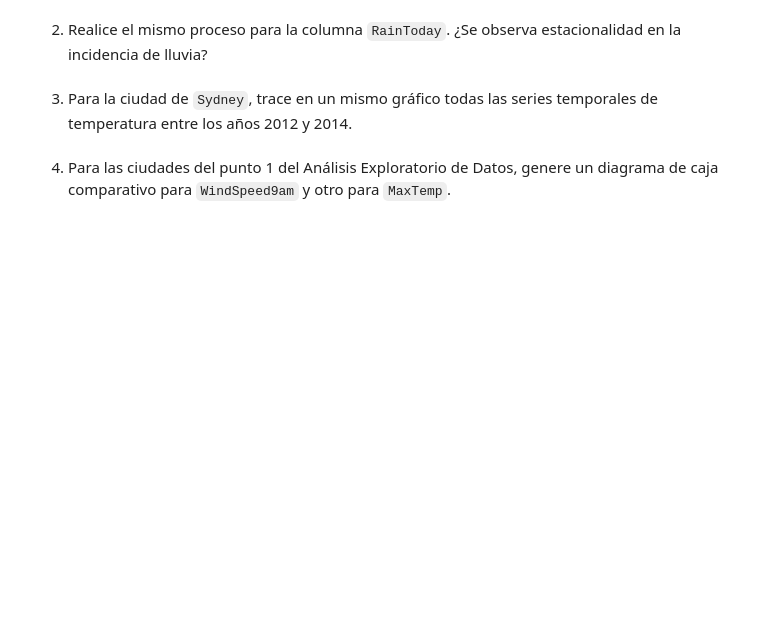
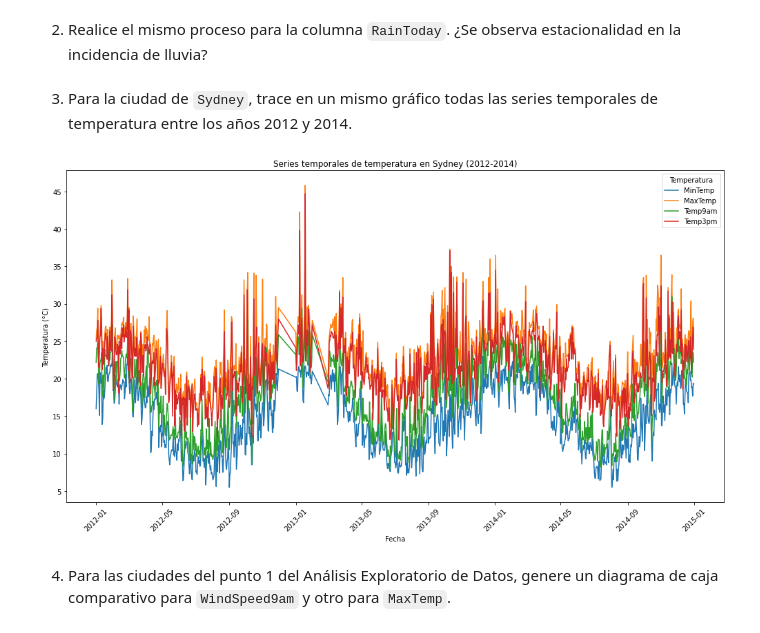
Before and after one commit to Facuu13/apa, a Jupyter notebook: Tp1/Tp1.ipynb, the cells around one changed output. Drawn from its saved outputs; the diff is of its cells as text; code cells hidden in the pictures; blank space fills up the shorter version.

```diff
--- a/Tp1/Tp1.ipynb
+++ b/Tp1/Tp1.ipynb
@@ -473,6 +510,34 @@ largo del tiempo. ¿Se observa estacionalidad?
 # %% [markdown]
 3. Para la ciudad de `Sydney`, trace en un mismo gráfico todas las series temporales de temperatura entre los años 2012
 y 2014.
+# %%
+# Filtramos los datos de Sydney entre los años 2012 y 2014 y creamos una copia del DataFrame
+df_sydney = df[(df['Location'] == 'Sydney') & (df['Date'] >= '2012-01-01') & (df['Date'] <= '2014-12-31')].copy()
+
+# Convertimos la columna 'Date' a tipo datetime si no lo está
+df_sydney['Date'] = pd.to_datetime(df_sydney['Date'])
+
+# Crear el gráfico
+plt.figure(figsize=(14, 8))
+
+# Graficamos las series temporales de temperatura
+plt.plot(df_sydney['Date'], df_sydney['MinTemp'], label='MinTemp')
+plt.plot(df_sydney['Date'], df_sydney['MaxTemp'], label='MaxTemp')
+plt.plot(df_sydney['Date'], df_sydney['Temp9am'], label='Temp9am')
+plt.plot(df_sydney['Date'], df_sydney['Temp3pm'], label='Temp3pm')
+
+# Configurar el gráfico
+plt.title('Series temporales de temperatura en Sydney (2012-2014)')
+plt.xlabel('Fecha')
+plt.ylabel('Temperatura (°C)')
+plt.legend(title='Temperatura')
+plt.xticks(rotation=45)
+plt.tight_layout()
+
+# Mostrar el gráfico
+plt.show()
+# %% [output]
+[figure, added]
 # %% [markdown]
 4. Para las ciudades del punto 1 del Análisis Exploratorio de Datos, genere un diagrama de caja comparativo para
 `WindSpeed9am` y otro para `MaxTemp`.
```
Also changed, not shown: parts of 9 cells of this notebook.
